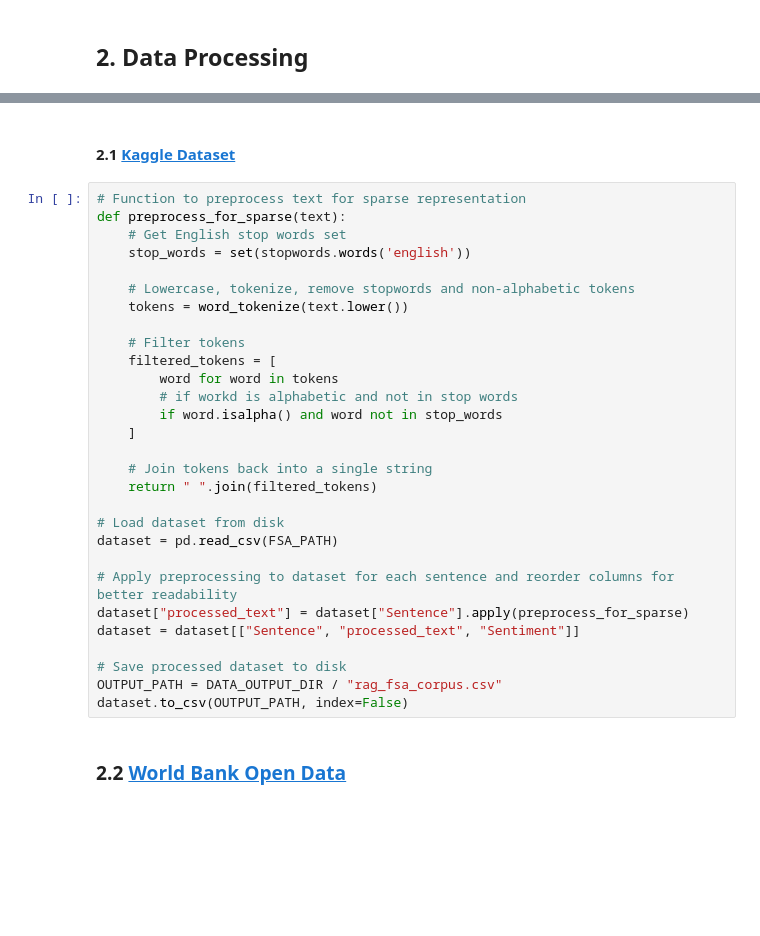
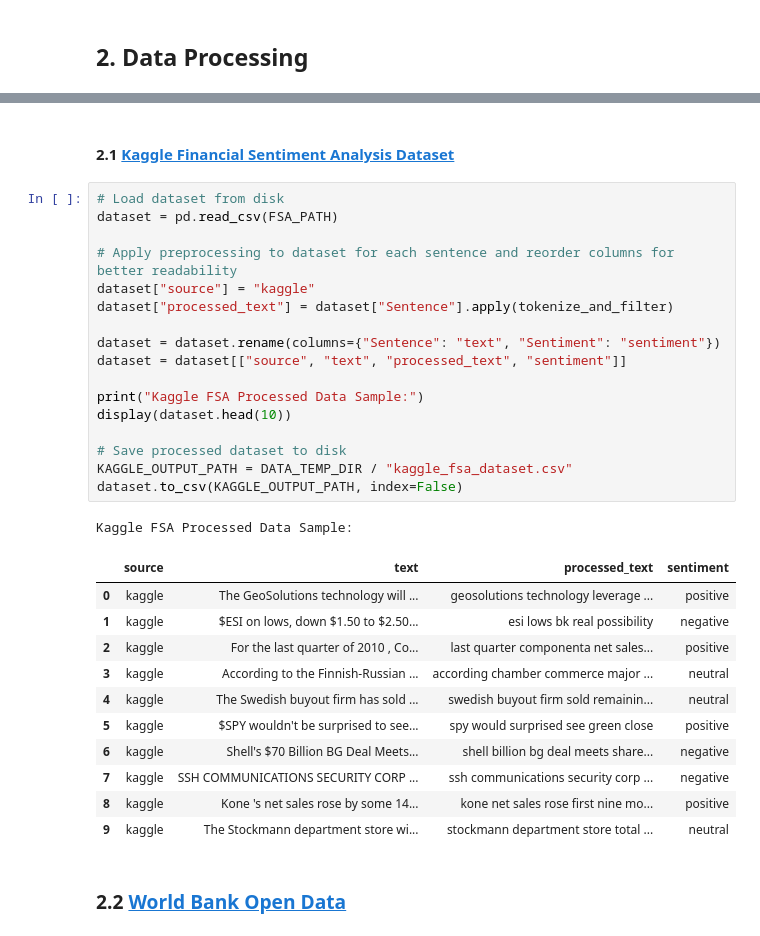
Before and after one commit to DavidF-22/ICS5111-MiningLargeScaleData_Project, a Jupyter notebook: RagAssignment.ipynb, the cells around one changed output, grey strips where cells are left out. Cells and saved outputs as stored; diff of their text form; blank space fills up the shorter version.

```diff
--- a/RagAssignment.ipynb
+++ b/RagAssignment.ipynb
@@ -50,33 +82,34 @@ validate_csv_path(FSA_PATH, "FSA Data")
 # %% [markdown]
-#### 2.1 [Kaggle Dataset](https://www.kaggle.com/sbhatti/financial-sentiment-analysis)
+#### 2.1 [Kaggle Financial Sentiment Analysis Dataset](https://www.kaggle.com/sbhatti/financial-sentiment-analysis)
 # %%
-# Function to preprocess text for sparse representation
-def preprocess_for_sparse(text):
-    # Get English stop words set
-    stop_words = set(stopwords.words('english'))
-
-    # Lowercase, tokenize, remove stopwords and non-alphabetic tokens
-    tokens = word_tokenize(text.lower())
-
-    # Filter tokens
-    filtered_tokens = [
-        word for word in tokens
-        # if workd is alphabetic and not in stop words
-        if word.isalpha() and word not in stop_words
-    ]
-
-    # Join tokens back into a single string
-    return " ".join(filtered_tokens)
-
 # Load dataset from disk
 dataset = pd.read_csv(FSA_PATH)
 
 # Apply preprocessing to dataset for each sentence and reorder columns for better readability
-dataset["processed_text"] = dataset["Sentence"].apply(preprocess_for_sparse)
-dataset = dataset[["Sentence", "processed_text", "Sentiment"]]
+dataset["source"] = "kaggle"
+dataset["processed_text"] = dataset["Sentence"].apply(tokenize_and_filter)
+
+dataset = dataset.rename(columns={"Sentence": "text", "Sentiment": "sentiment"})
+dataset = dataset[["source", "text", "processed_text", "sentiment"]]
+
+print("Kaggle FSA Processed Data Sample:")
+display(dataset.head(10))
 
 # Save processed dataset to disk
-OUTPUT_PATH = DATA_OUTPUT_DIR / "rag_fsa_corpus.csv"
-dataset.to_csv(OUTPUT_PATH, index=False)
+KAGGLE_OUTPUT_PATH = DATA_TEMP_DIR / "kaggle_fsa_dataset.csv"
+dataset.to_csv(KAGGLE_OUTPUT_PATH, index=False)
+# %% [output]
+Kaggle FSA Processed Data Sample:
+|  | source | text | processed_text | sentiment |
+| 0 | kaggle | The GeoSolutions technology will ... | geosolutions technology leverage ... | positive |
+| 1 | kaggle | $ESI on lows, down $1.50 to $2.50... | esi lows bk real possibility | negative |
+| 2 | kaggle | For the last quarter of 2010 , Co... | last quarter componenta net sales... | positive |
+| 3 | kaggle | According to the Finnish-Russian ... | according chamber commerce major ... | neutral |
+| 4 | kaggle | The Swedish buyout firm has sold ... | swedish buyout firm sold remainin... | neutral |
+| 5 | kaggle | $SPY wouldn't be surprised to see... | spy would surprised see green close | positive |
+| 6 | kaggle | Shell's $70 Billion BG Deal Meets... | shell billion bg deal meets share... | negative |
+| 7 | kaggle | SSH COMMUNICATIONS SECURITY CORP ... | ssh communications security corp ... | negative |
+| 8 | kaggle | Kone 's net sales rose by some 14... | kone net sales rose first nine mo... | positive |
+| 9 | kaggle | The Stockmann department store wi... | stockmann department store total ... | neutral |
 # %% [markdown]
 ### 2.2 [World Bank Open Data](https://data.worldbank.org/)
```
Also changed, not shown: parts of 11 cells of this notebook, 4 other files.
